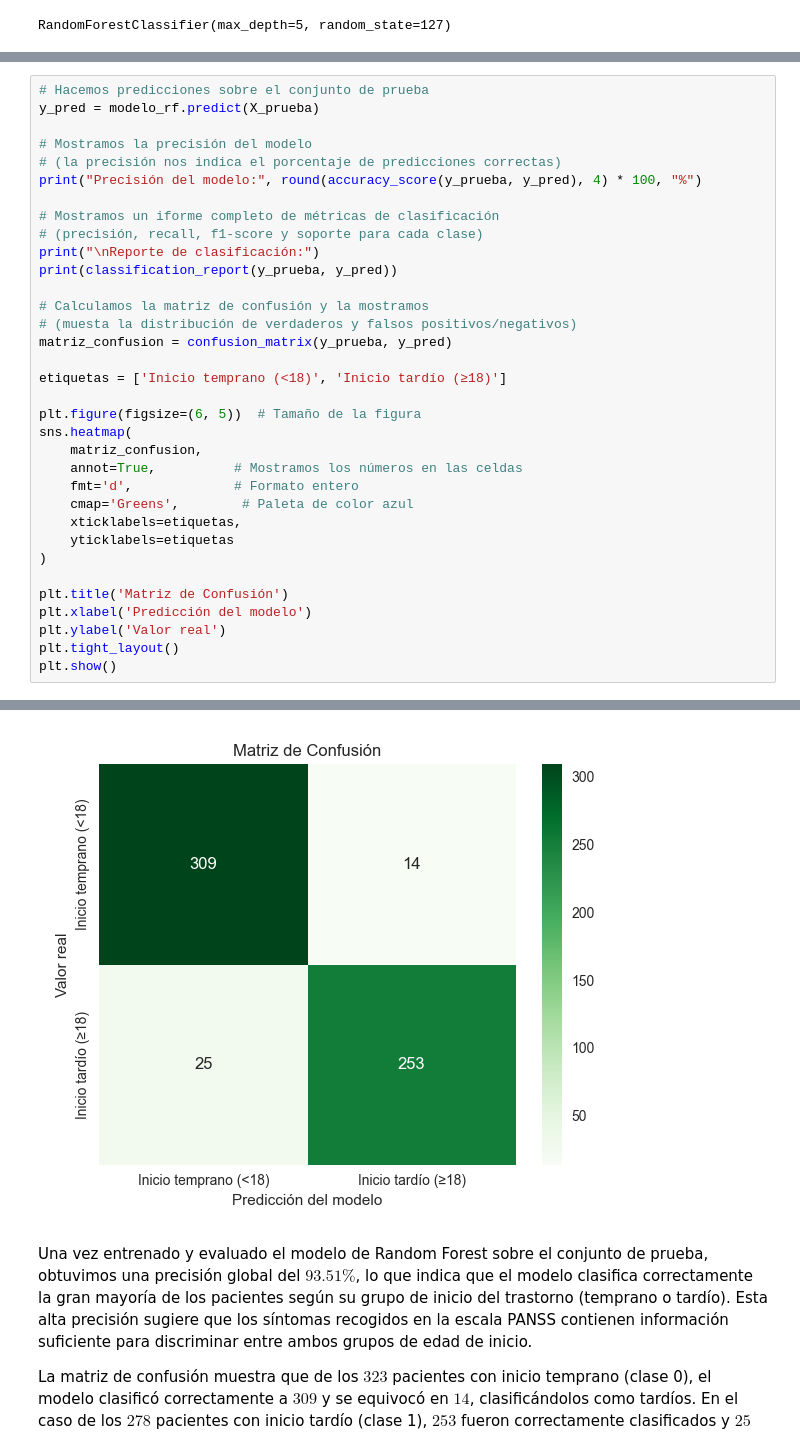
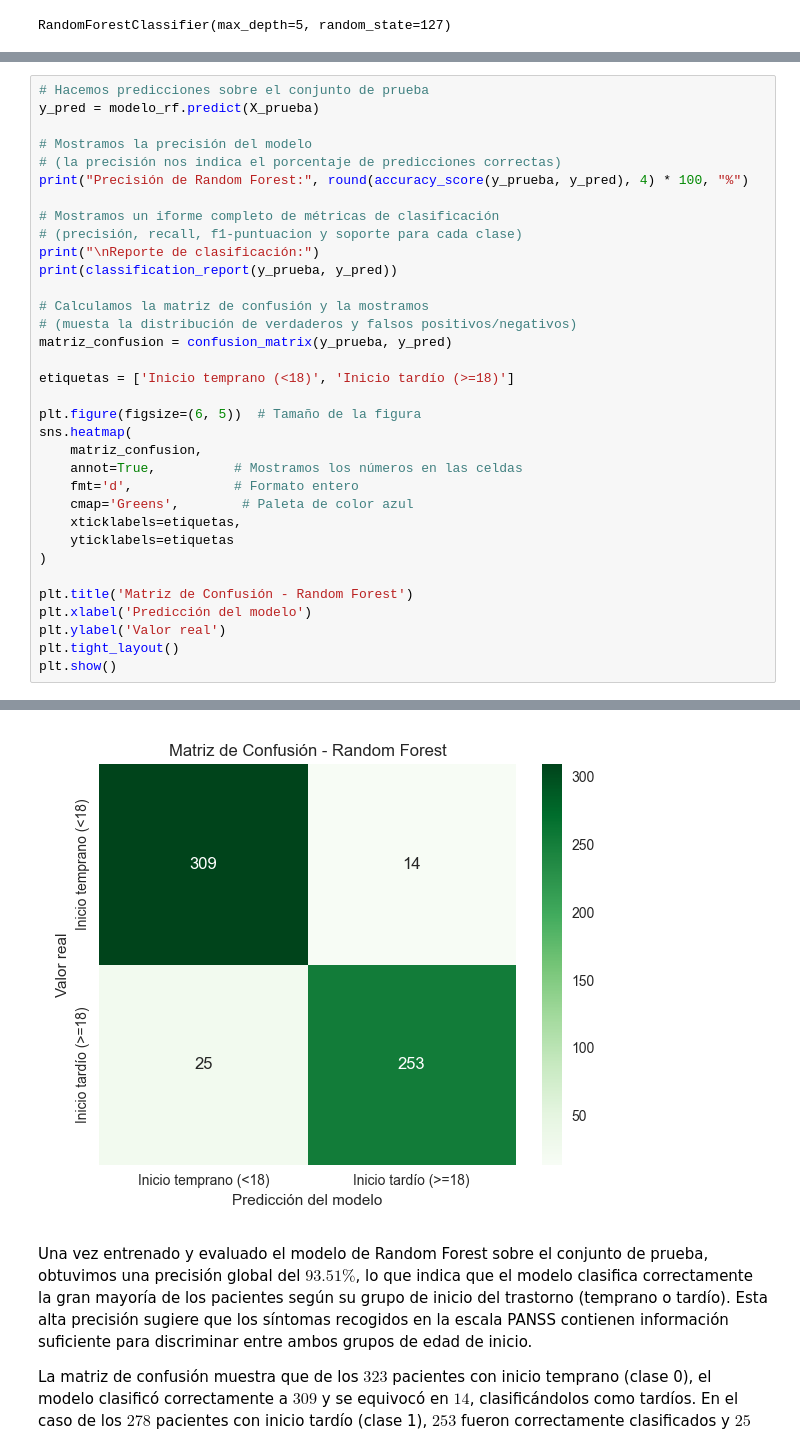
Before and after one commit to Carmoruda/Data_Mining, a Jupyter notebook: LAB_FINAL/Practica_Final_GRUPOC5.ipynb, the cells around one changed output, grey strips where cells are left out. Cells and saved outputs as stored; diff of their text form.

```diff
--- a/LAB_FINAL/Practica_Final_GRUPOC5.ipynb
+++ b/LAB_FINAL/Practica_Final_GRUPOC5.ipynb
@@ -389,10 +398,10 @@ y_pred = modelo_rf.predict(X_prueba)
 
 # Mostramos la precisión del modelo
 # (la precisión nos indica el porcentaje de predicciones correctas)
-print("Precisión del modelo:", round(accuracy_score(y_prueba, y_pred), 4) * 100, "%")
+print("Precisión de Random Forest:", round(accuracy_score(y_prueba, y_pred), 4) * 100, "%")
 
 # Mostramos un iforme completo de métricas de clasificación
-# (precisión, recall, f1-score y soporte para cada clase)
+# (precisión, recall, f1-puntuacion y soporte para cada clase)
 print("\nReporte de clasificación:")
 print(classification_report(y_prueba, y_pred))
 
@@ -400,7 +409,7 @@ print(classification_report(y_prueba, y_pred))
 # (muesta la distribución de verdaderos y falsos positivos/negativos)
 matriz_confusion = confusion_matrix(y_prueba, y_pred)
 
-etiquetas = ['Inicio temprano (<18)', 'Inicio tardío (≥18)']
+etiquetas = ['Inicio temprano (<18)', 'Inicio tardío (>=18)']
 
 plt.figure(figsize=(6, 5))  # Tamaño de la figura
 sns.heatmap(
@@ -412,7 +421,7 @@ sns.heatmap(
     yticklabels=etiquetas
 )
 
-plt.title('Matriz de Confusión')
+plt.title('Matriz de Confusión - Random Forest')
 plt.xlabel('Predicción del modelo')
 plt.ylabel('Valor real')
 plt.tight_layout()
@@ -422,14 +431,14 @@ Precisión del modelo: 93.51 %
 
 Reporte de clasificación:
               precision    recall  f1-score   support
 
            0       0.93      0.96      0.94       323
            1       0.95      0.91      0.93       278
 
     accuracy                           0.94       601
    macro avg       0.94      0.93      0.93       601
 weighted avg       0.94      0.94      0.93       601
-[figure, old version]
+[figure, new version]
 # %% [markdown]
 Una vez entrenado y evaluado el modelo de Random Forest sobre el conjunto de prueba, obtuvimos una precisión global del $93.51\%$, lo que indica que el modelo clasifica correctamente la gran mayoría de los pacientes según su grupo de inicio del trastorno (temprano o tardío). Esta alta precisión sugiere que los síntomas recogidos en la escala PANSS contienen información suficiente para discriminar entre ambos grupos de edad de inicio.
 
```
Also changed, not shown: parts of 15 cells of this notebook.
